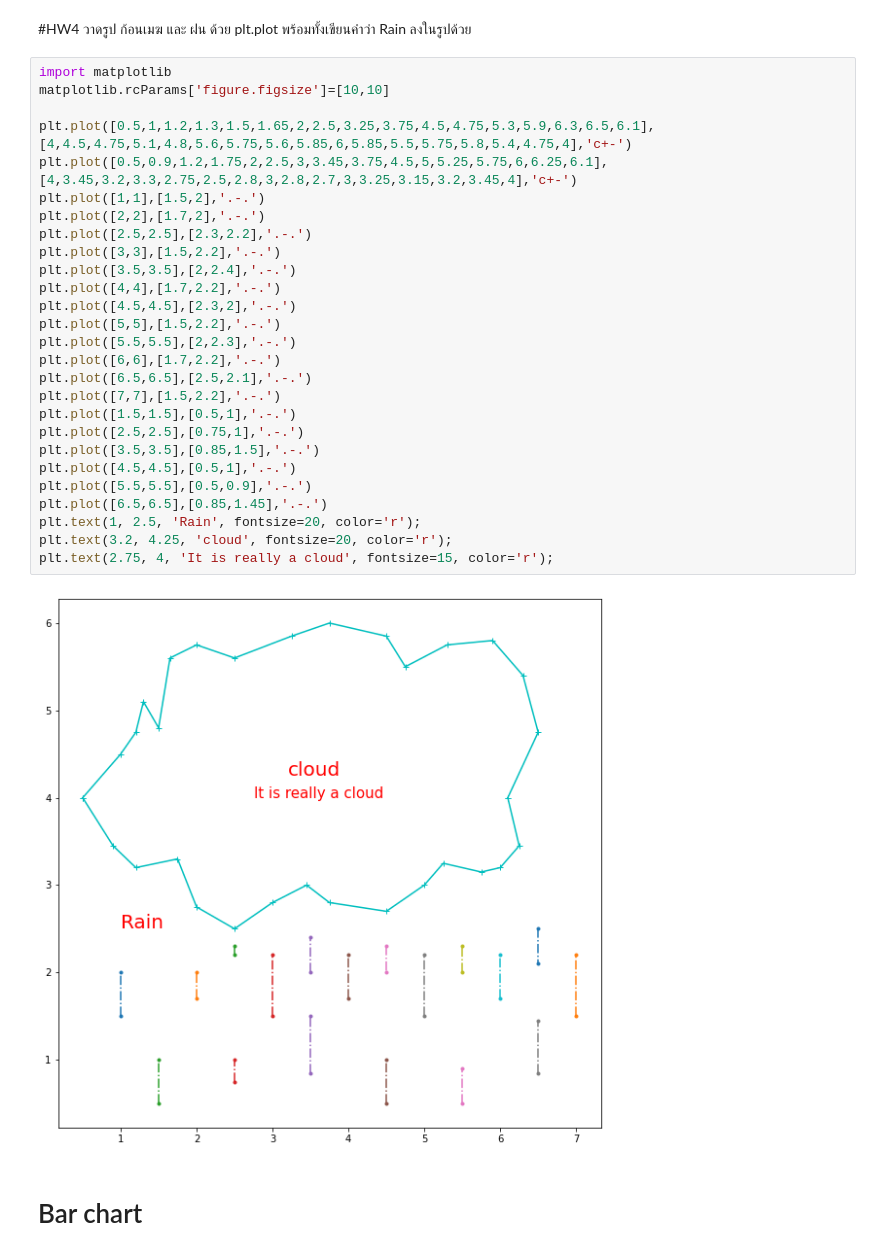
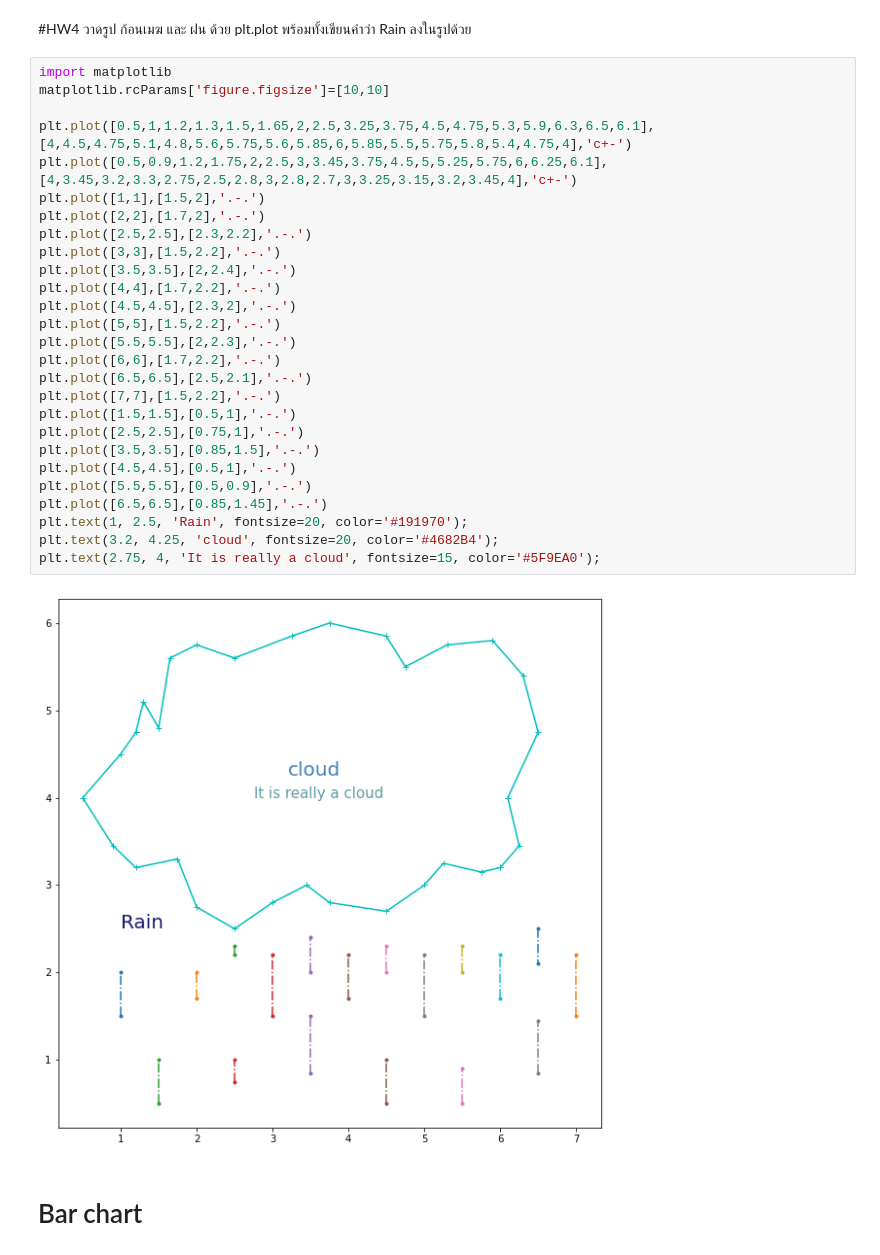
Before and after one commit to 1234567890qqqqqq/BasicProg_DataViz65, a Jupyter notebook: DataViz04_Data_Comparison.ipynb, the cells around one changed output. Saved outputs shown, nothing was run; the diff lists cells and outputs as text.

Commit message:
add image to quiz7+HW4

```diff
--- a/DataViz04_Data_Comparison.ipynb
+++ b/DataViz04_Data_Comparison.ipynb
@@ -189,32 +189,32 @@ plt.ylabel('size (cm)');
 # %%
 import matplotlib
 matplotlib.rcParams['figure.figsize']=[10,10]
 
 plt.plot([0.5,1,1.2,1.3,1.5,1.65,2,2.5,3.25,3.75,4.5,4.75,5.3,5.9,6.3,6.5,6.1],[4,4.5,4.75,5.1,4.8,5.6,5.75,5.6,5.85,6,5.85,5.5,5.75,5.8,5.4,4.75,4],'c+-')
 plt.plot([0.5,0.9,1.2,1.75,2,2.5,3,3.45,3.75,4.5,5,5.25,5.75,6,6.25,6.1],[4,3.45,3.2,3.3,2.75,2.5,2.8,3,2.8,2.7,3,3.25,3.15,3.2,3.45,4],'c+-')
 plt.plot([1,1],[1.5,2],'.-.')
 plt.plot([2,2],[1.7,2],'.-.')
 plt.plot([2.5,2.5],[2.3,2.2],'.-.')
 plt.plot([3,3],[1.5,2.2],'.-.')
 plt.plot([3.5,3.5],[2,2.4],'.-.')
 plt.plot([4,4],[1.7,2.2],'.-.')
 plt.plot([4.5,4.5],[2.3,2],'.-.')
 plt.plot([5,5],[1.5,2.2],'.-.')
 plt.plot([5.5,5.5],[2,2.3],'.-.')
 plt.plot([6,6],[1.7,2.2],'.-.')
 plt.plot([6.5,6.5],[2.5,2.1],'.-.')
 plt.plot([7,7],[1.5,2.2],'.-.')
 plt.plot([1.5,1.5],[0.5,1],'.-.')
 plt.plot([2.5,2.5],[0.75,1],'.-.')
 plt.plot([3.5,3.5],[0.85,1.5],'.-.')
 plt.plot([4.5,4.5],[0.5,1],'.-.')
 plt.plot([5.5,5.5],[0.5,0.9],'.-.')
 plt.plot([6.5,6.5],[0.85,1.45],'.-.')
-plt.text(1, 2.5, 'Rain', fontsize=20, color='r');
-plt.text(3.2, 4.25, 'cloud', fontsize=20, color='r');
-plt.text(2.75, 4, 'It is really a cloud', fontsize=15, color='r');
+plt.text(1, 2.5, 'Rain', fontsize=20, color='#191970');
+plt.text(3.2, 4.25, 'cloud', fontsize=20, color='#4682B4');
+plt.text(2.75, 4, 'It is really a cloud', fontsize=15, color='#5F9EA0');
 # %% [output]
-[figure, old version]
+[figure, new version]
 # %% [markdown]
  # Bar chart
 # %%
```
Also changed, not shown: parts of 2 cells of this notebook.
